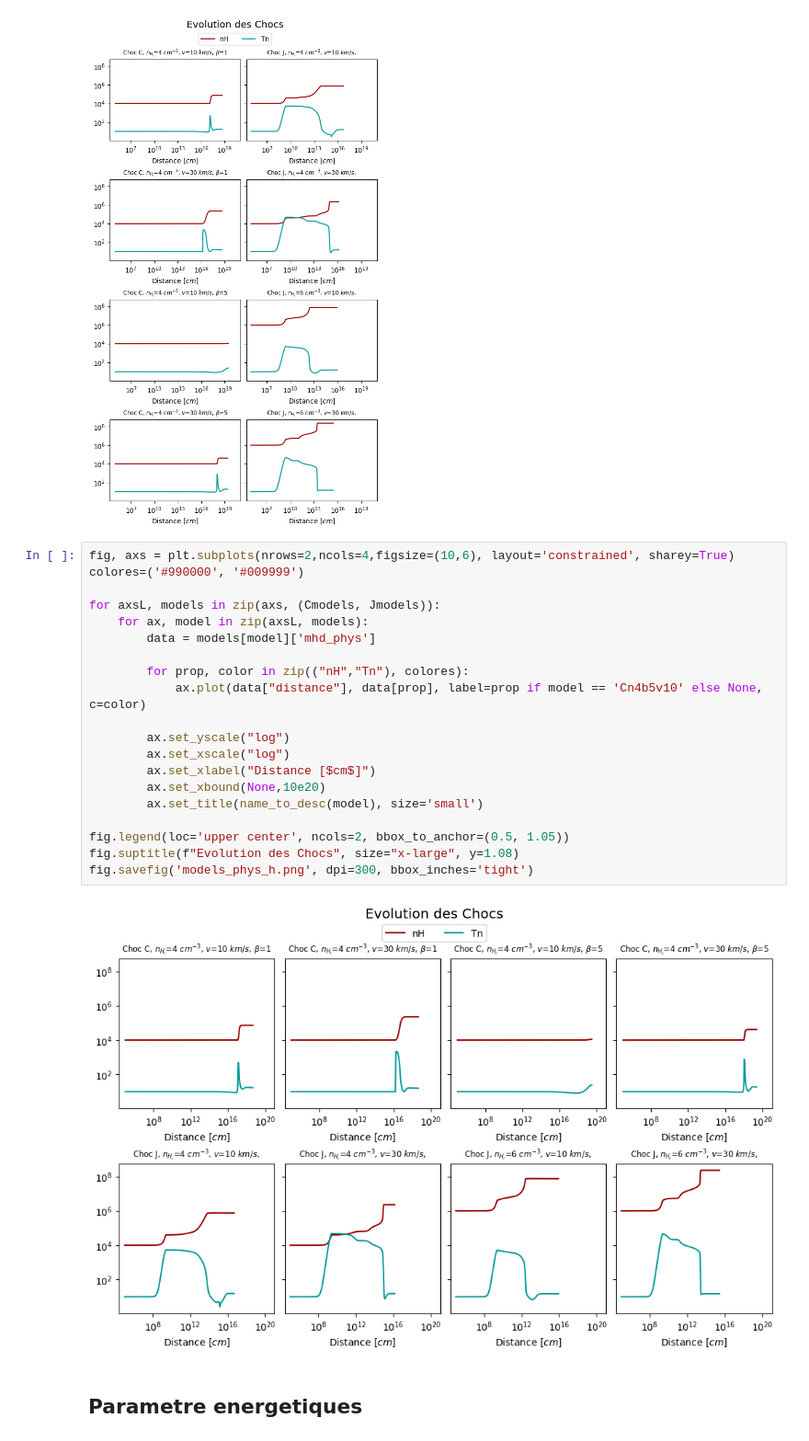
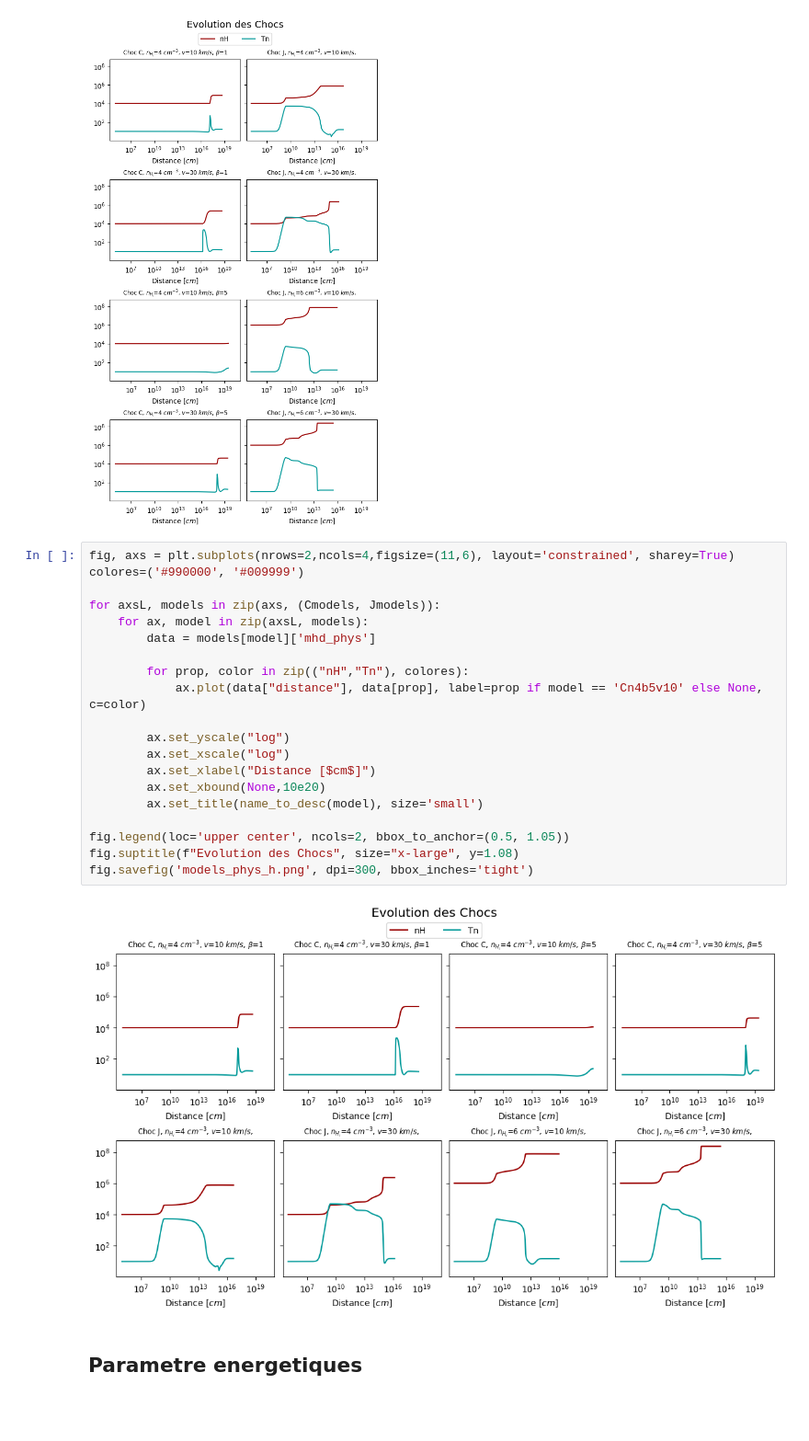
Before and after one commit to georgina-sampson/M04-Shocks, a Jupyter notebook: s07.ipynb, the cells around one changed output. Shown at 92% size. Cells and saved outputs as stored; diff of their text form; blank space fills up the shorter version.

```diff
--- a/s07.ipynb
+++ b/s07.ipynb
@@ -578,27 +578,27 @@ fig.savefig('models_phys.png', dpi=300, bbox_inches='tight')
 # %% [output]
 [figure]
 # %%
-fig, axs = plt.subplots(nrows=2,ncols=4,figsize=(10,6), layout='constrained', sharey=True)
+fig, axs = plt.subplots(nrows=2,ncols=4,figsize=(11,6), layout='constrained', sharey=True)
 colores=('#990000', '#009999')
 
 for axsL, models in zip(axs, (Cmodels, Jmodels)):
     for ax, model in zip(axsL, models):
         data = models[model]['mhd_phys']
 
         for prop, color in zip(("nH","Tn"), colores):
             ax.plot(data["distance"], data[prop], label=prop if model == 'Cn4b5v10' else None, c=color)
 
         ax.set_yscale("log")
         ax.set_xscale("log")
         ax.set_xlabel("Distance [$cm$]")
         ax.set_xbound(None,10e20)
         ax.set_title(name_to_desc(model), size='small')
 
 fig.legend(loc='upper center', ncols=2, bbox_to_anchor=(0.5, 1.05))
 fig.suptitle(f"Evolution des Chocs", size="x-large", y=1.08)
 fig.savefig('models_phys_h.png', dpi=300, bbox_inches='tight')
 # %% [output]
-[figure, old version]
+[figure, new version]
 # %% [markdown]
 ## Parametre energetiques
 # %%
```
Also changed, not shown: 1 other file.
